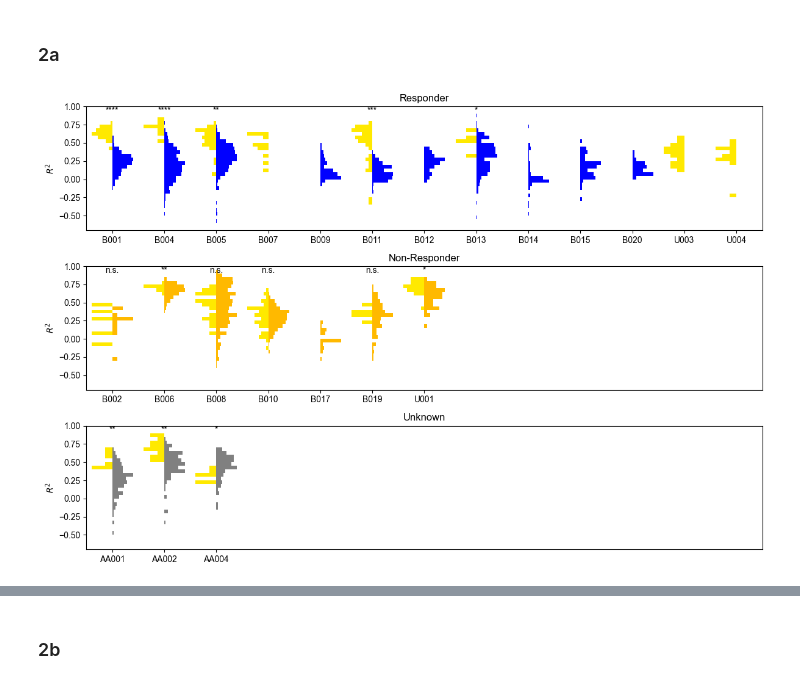
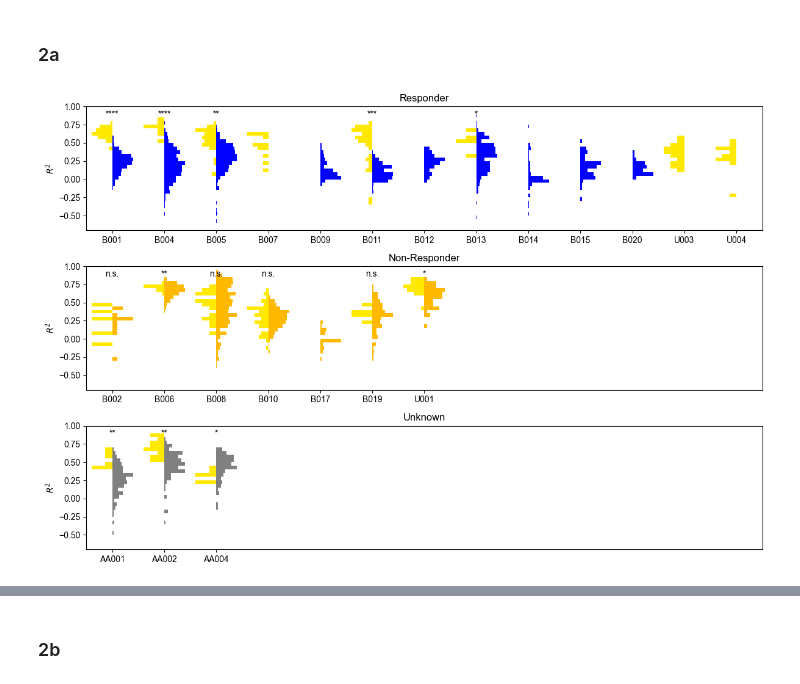
Before and after one commit to ProvenzaLab/PerceptPredictability, a Jupyter notebook: process_data.ipynb, the cells around one changed output, grey strips where cells are left out. Cells and saved outputs as stored; diff of their text form; code cells hidden in the pictures.

Commit message:
ESS correction for 2b

```diff
--- a/process_data.ipynb
+++ b/process_data.ipynb
@@ -105,17 +105,17 @@ sample_cnts_dict = {
 
 for pt_id, pt_df in df.groupby('pt_id', sort=False):
     for hem in ['left', 'right']:
-        # pt_df = pt_df.dropna(subset=[f'lfp_{hem}_OvER_interpolate_z_scored'])
+        hem_df = pt_df.dropna(subset=[f'lfp_{hem}_OvER_interpolate_z_scored'])
         sample_cnts_dict['pt ID'].append(pt_id)
         sample_cnts_dict['hemisphere'].append(hem)
-        sample_cnts_dict['total samples'].append(pt_df[f'lfp_{hem}_OvER_interpolate_z_scored'].notna().sum())
-        sample_cnts_dict['unique days'].append(pt_df['days_since_dbs'].nunique())
-        sample_cnts_dict['days pre-DBS'].append(pt_df.loc[pt_df['days_since_dbs'] < 0, 'days_since_dbs'].nunique())
-        sample_cnts_dict['days post-DBS'].append(pt_df.loc[pt_df['days_since_dbs'] >= 0, 'days_since_dbs'].nunique())
-        sample_cnts_dict['days non-responder'].append(pt_df.loc[pt_df['state_label_str'] == 'Non-Responder', 'days_since_dbs'].nunique())
-        sample_cnts_dict['days transition'].append(pt_df.loc[pt_df['state_label_str'] == 'Transition', 'days_since_dbs'].nunique())
-        sample_cnts_dict['days responder'].append(pt_df.loc[pt_df['state_label_str'] == 'Responder', 'days_since_dbs'].nunique())
-        sample_cnts_dict['days unknown'].append(pt_df.loc[pt_df['state_label_str'] == 'Unknown', 'days_since_dbs'].nunique())
+        sample_cnts_dict['total samples'].append(hem_df[f'lfp_{hem}_OvER_interpolate_z_scored'].notna().sum())
+        sample_cnts_dict['unique days'].append(hem_df['days_since_dbs'].nunique())
+        sample_cnts_dict['days pre-DBS'].append(hem_df.loc[hem_df['days_since_dbs'] < 0, 'days_since_dbs'].nunique())
+        sample_cnts_dict['days post-DBS'].append(hem_df.loc[hem_df['days_since_dbs'] >= 0, 'days_since_dbs'].nunique())
+        sample_cnts_dict['days non-responder'].append(hem_df.loc[hem_df['state_label_str'] == 'Non-Responder', 'days_since_dbs'].nunique())
+        sample_cnts_dict['days transition'].append(hem_df.loc[hem_df['state_label_str'] == 'Transition', 'days_since_dbs'].nunique())
+        sample_cnts_dict['days responder'].append(hem_df.loc[hem_df['state_label_str'] == 'Responder', 'days_since_dbs'].nunique())
+        sample_cnts_dict['days unknown'].append(hem_df.loc[hem_df['state_label_str'] == 'Unknown', 'days_since_dbs'].nunique())
 
 sample_cnts_df = pd.DataFrame(sample_cnts_dict)
 
@@ -482,15 +482,25 @@ plt.show()
 # %% [markdown]
 ### 2a
 # %%
+_NAN_STATS = {
+    't_stat': np.nan, 'p_val': np.nan, 'dof': np.nan, 'ci': (np.nan, np.nan),
+    'hedges_g': np.nan, 'hedges_g_ci': (np.nan, np.nan),
+    'n1': np.nan, 'n2': np.nan,
+}
+
 feature = 'lfp_left_OvER_interpolate_R2'
 fig, axs = plt.subplots(nrows=3, figsize=(12, 8), sharey=True)
 min_val, max_val = df[feature].min(), df[feature].max()
-bin_start = np.floor(min_val*10)/10
-bin_end = np.ceil(max_val*10)/10
+bin_start = np.floor(min_val * 10) / 10
+bin_end = np.ceil(max_val * 10) / 10
 bin_width = 0.05
 bins = np.arange(bin_start, bin_end + bin_width, bin_width)
 
-results_dict = {'pt_id': [], 't_stat': [], 'p_val': []}
+results_dict = {'pt_id': [], 'response_status': []}
+for corr in ['raw', 'neff']:
+    for m in ['n1', 'n2', 'dof', 't_stat', 'p_val', 'ci', 'hedges_g', 'hedges_g_ci']:
+        results_dict[f'{m}_{corr}'] = []
+
 only_first_14d = False
 
 max_num_pts = 0
@@ -509,39 +519,63 @@ for ax, response_status in zip(axs, ['Responder', 'Non-Responder', 'Unknown']):
             counts_predbs, _ = np.histogram(predbs_vals, bins=bins, density=True)
             counts_predbs /= counts_predbs.max() * 2.5
         else:
-            counts_predbs = np.zeros(len(bins)-1)
+            counts_predbs = np.zeros(len(bins) - 1)
         if len(stable_state_vals) != 0 and not np.isnan(stable_state_vals).all():
             counts_postdbs, _ = np.histogram(stable_state_vals, bins=bins, density=True)
             counts_postdbs /= counts_postdbs.max() * 2.5
         else:
-            counts_postdbs = np.zeros(len(bins)-1)
+            counts_postdbs = np.zeros(len(bins) - 1)
         ax.barh(bins[:-1], -counts_predbs, height=bin_width, align='edge', left=i,
                 color=COL_PAL['Pre-DBS'], edgecolor=None)
         ax.barh(bins[:-1], counts_postdbs, height=bin_width, align='edge', left=i,
                 color=COL_PAL[response_status], edgecolor=None)
 
-        # Run a t-test and annotate significance
+        # statistical tests
         if len(predbs_vals) > 1 and len(stable_state_vals) > 1 and not np.isnan(predbs_vals).all() and not np.isnan(stable_state_vals).all():
-            t_stat, p_val = ttest_ind_with_neff_correction(predbs_vals, stable_state_vals, predbs_days, stable_state_days)
-            ax.text(i, bins[-1], get_asterisk_str(p_val), ha='center', va='top')
+            n1_raw, n2_raw = len(predbs_vals), len(stable_state_vals)
+            raw_stats = welch_stats_with_effect_size(predbs_vals, stable_state_vals, n1_raw, n2_raw)
+            try:
+                neff1 = compute_neff(predbs_days, predbs_vals)
+                neff2 = compute_neff(stable_state_days, stable_state_vals)
+                if neff1 > 1 and neff2 > 1:
+                    neff_stats = welch_stats_with_effect_size(predbs_vals, stable_state_vals, neff1, neff2)
+                else:
+                    neff_stats = dict(_NAN_STATS)
+            except Exception:
+                neff_stats = dict(_NAN_STATS)
+
+            # significance annotation on the plot uses the Neff-corrected p-value
+            ax.text(i, bins[-2], get_asterisk_str(neff_stats['p_val']), ha='center', va='top')
+
+            t_stat, p_val = raw_stats['t_stat'], raw_stats['p_val']
         else:
+            raw_stats = dict(_NAN_STATS)
+            neff_stats = dict(_NAN_STATS)
             t_stat, p_val = np.nan, np.nan
+
         results_dict['pt_id'].append(pt_id)
-        results_dict['t_stat'].append(t_stat)
-        results_dict['p_val'].append(p_val)
+        results_dict['response_status'].append(response_status)
+        for corr, stat_dict in [('raw', raw_stats), ('neff', neff_stats)]:
+            for m in ['n1', 'n2', 'dof', 't_stat', 'p_val', 'ci', 'hedges_g', 'hedges_g_ci']:
+                results_dict[f'{m}_{corr}'].append(stat_dict[m])
 
     ax.set(title=f'{response_status}',
            xticks=np.arange(plot_df['pt_id'].nunique()),
            xticklabels=plot_df['pt_id'].unique(),)
 
 for ax in axs:
     ax.set(
         xlim=(-0.5, max_num_pts - 0.5),
         ylim=(bin_start, bin_end),
         ylabel=r'$R^2$',
     )
 
 fig.tight_layout()
 plt.show()
+
+results_df = pd.DataFrame(results_dict)
+results_df.sort_values(by='pt_id', inplace=True)
+results_df.to_excel('pt_stats.xlsx', index=False)
+results_df
 # %% [output]
-[figure, old version]
+[figure, new version]
```
Also changed, not shown: parts of 4 cells of this notebook, 1 other file.
